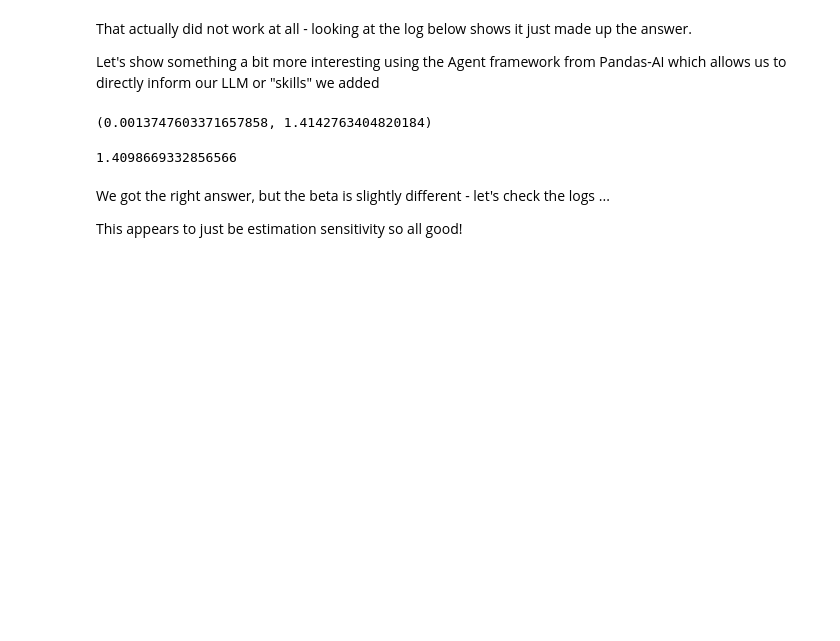
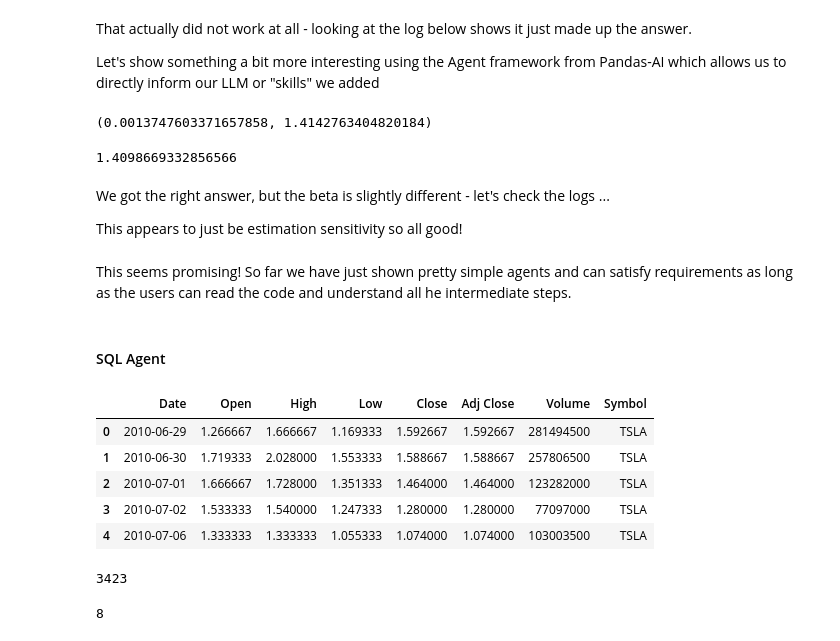
Before and after one commit to Markovian99/genai-notebooks, a Jupyter notebook: RAG_Basics/3. Approaches_for_Tabular.ipynb, the cells around one changed output. Cells and saved outputs as stored; diff of their text form; code cells hidden in the pictures; blank space fills up the shorter version.

```diff
--- a/RAG_Basics/3. Approaches_for_Tabular.ipynb
+++ b/RAG_Basics/3. Approaches_for_Tabular.ipynb
@@ -454,3 +452,7 @@ This appears to just be estimation sensitivity so all good!
 #print pandasai.log file to see the logs
 # with open("pandasai.log", "r") as f:
 #     print(f.read())
+# %% [markdown]
+This seems promising! So far we have just shown pretty simple agents and can satisfy requirements as long as the users can read the code and understand all he intermediate steps.
+# %% [markdown]
+#### SQL Agent
@@ -456,0 +465,10 @@ This appears to just be estimation sensitivity so all good!
+# %%
+tsla_stock['Symbol'] = 'TSLA'
+tsla_stock.head()
+# %% [output]
+|  | Date | Open | High | Low | Close | Adj Close | Volume | Symbol |
+| 0 | 2010-06-29 | 1.266667 | 1.666667 | 1.169333 | 1.592667 | 1.592667 | 281494500 | TSLA |
+| 1 | 2010-06-30 | 1.719333 | 2.028000 | 1.553333 | 1.588667 | 1.588667 | 257806500 | TSLA |
+| 2 | 2010-07-01 | 1.666667 | 1.728000 | 1.351333 | 1.464000 | 1.464000 | 123282000 | TSLA |
+| 3 | 2010-07-02 | 1.533333 | 1.540000 | 1.247333 | 1.280000 | 1.280000 | 77097000 | TSLA |
+| 4 | 2010-07-06 | 1.333333 | 1.333333 | 1.055333 | 1.074000 | 1.074000 | 103003500 | TSLA |
@@ -456,0 +490,19 @@ This appears to just be estimation sensitivity so all good!
+# %%
+tsla_stock.to_sql('stocks', con=engine, if_exists='replace', index=False)
+# %% [output]
+3423
+# %%
+### In sqlite3 comments are not accessible so we will add a table to store column descriptions
+descriptions = {
+    'Column': ['Symbol', 'Date', 'Open', 'High', 'Low', 'Close', 'Adj Close', 'Volume'],
+    'Description': [
+        'Stock symbol', 'Date of trading', 'Opening price', 'Highest price during the trading day',
+        'Lowest price during the trading day', 'Closing price at the end of trading day',
+        'Adjusted closing price', 'Number of shares traded'
+    ]
+}
+desc_df = pd.DataFrame(descriptions)
+desc_df['Table'] = 'stocks'
+desc_df[['Table','Column','Description']].to_sql('column_descriptions', con=engine, if_exists='replace', index=False)
+# %% [output]
+8
```
Also changed, not shown: parts of 9 cells of this notebook.
